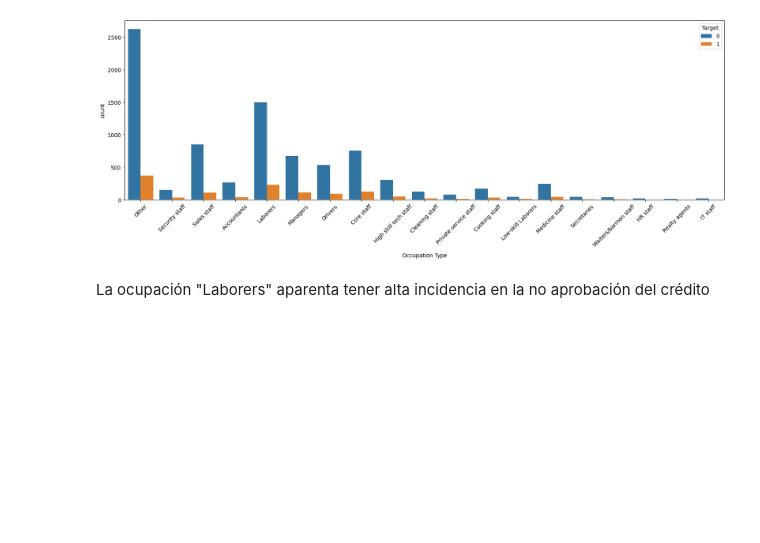
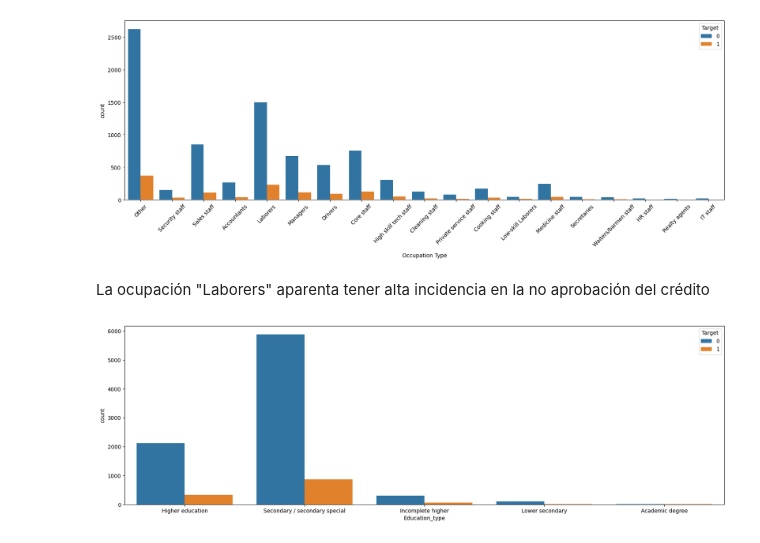
Before and after one commit to jcterrerof/CoderHouse, a Jupyter notebook: Fundamentos para la Ciencia de Datos/Credit_Card_Elegibility_Julio_Terrero.ipynb, the cells around one changed output. Drawn from its saved outputs; the diff is of its cells as text; code cells hidden in the pictures; blank space fills up the shorter version.

```diff
--- a/Fundamentos para la Ciencia de Datos/Credit_Card_Elegibility_Julio_Terrero.ipynb
+++ b/Fundamentos para la Ciencia de Datos/Credit_Card_Elegibility_Julio_Terrero.ipynb
@@ -173,3 +178,11 @@ plt.show()
 [figure]
 # %% [markdown]
 La ocupación "Laborers" aparenta tener alta incidencia en la no aprobación del crédito
+# %%
+# Verifiquemos si el sexo afecta la variable objetivo
+plt.figure(figsize=(20, 6))
+
+sns.countplot(x = 'Education_type', hue = 'Target', data = dataset)
+plt.show()
+# %% [output]
+[figure, added]
```
Also changed, not shown: parts of 55 cells of this notebook.
